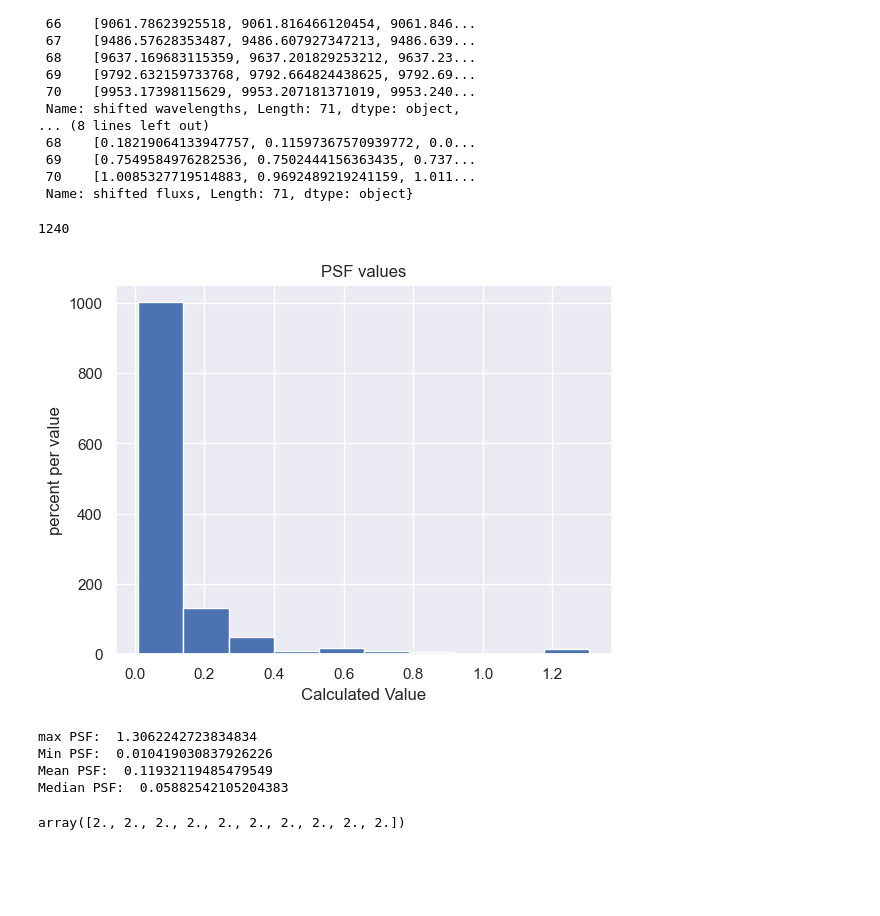
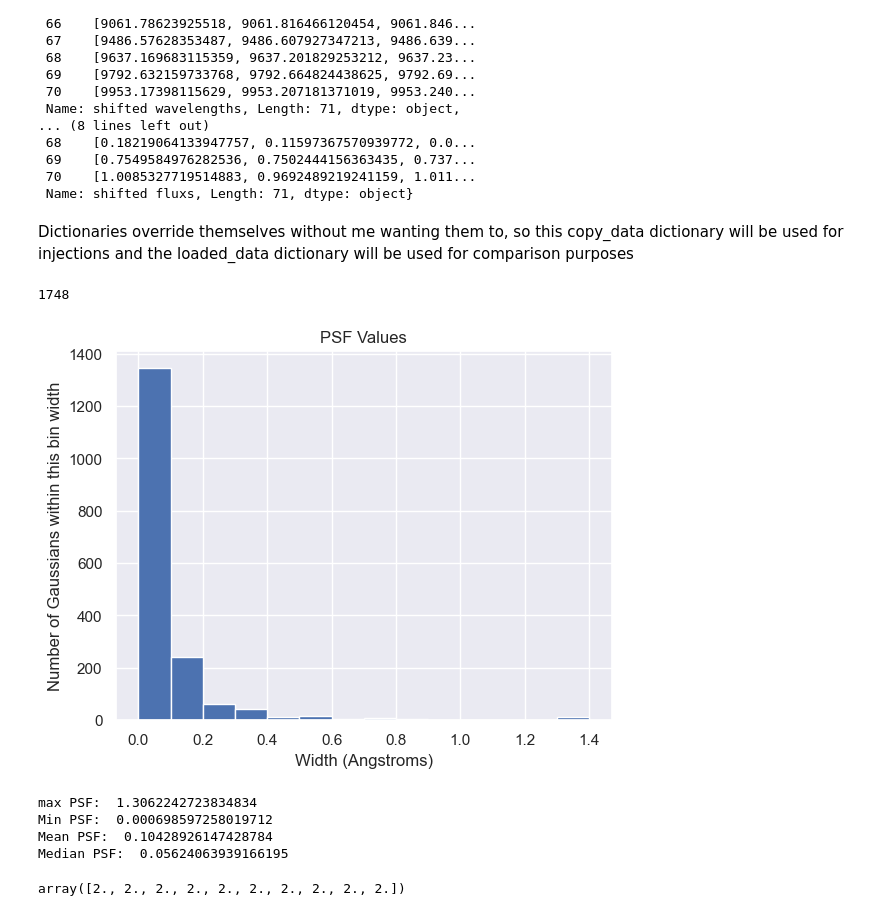
Before and after one commit to howardisaacson/Intro-2-Spectra, a Jupyter notebook: analysis/NEID_analysis/psf_finder_and_injection_and_recovery.ipynb, the cells around one changed output. Saved outputs shown, nothing was run; the diff lists cells and outputs as text; code cells hidden in the pictures; blank space fills up the shorter version.

```diff
--- a/analysis/NEID_analysis/psf_finder_and_injection_and_recovery.ipynb
+++ b/analysis/NEID_analysis/psf_finder_and_injection_and_recovery.ipynb
@@ -148,12 +148,17 @@ def psf_per_order(x,y):
         except:
             pass
     return psfs
+# %% [markdown]
+Dictionaries override themselves without me wanting them to, so this copy_data dictionary will be used for injections and the loaded_data dictionary will be used for comparison purposes
 # %%
-g = ...
 
-wls = loaded_data['wavelength']
-fls = loaded_data['flux']
-order = np.arange(len(wls))
+copy_data = loaded_data.copy()
+wls_comp = loaded_data['wavelength']
+fls_comp = loaded_data['flux']
+order = np.arange(len(wls_comp))
+
+wls = copy_data['wavelength']
+fls = copy_data['flux']
 # %%
 # some of these orders are kinda broken, would need to go back:
 tot_psfs = []
@@ -164,29 +169,36 @@ for o in range(5,7):
     tot_psfs += psf_per_order(wls[o],fls[o])
 for o in range(8,18):
     tot_psfs += psf_per_order(wls[o],fls[o])
-for o in range(21,24):
+for o in range(21,26):
     tot_psfs += psf_per_order(wls[o],fls[o])
+for o in range(27,31):
+    tot_psfs += psf_per_order(wls[o],fls[o])
+for o in range(35,46):
+    tot_psfs += psf_per_order(wls[o],fls[o])
+# for o in range(50):
+#     tot_psfs += psf_per_order(wls[o],fls[o])
+
 #psfs
 # %%
 len(tot_psfs)
 # %% [output]
-1240
+1748
 # %%
-plt.hist(np.abs(tot_psfs))
-plt.title('PSF values')
-plt.xlabel('Calculated Value')
-plt.ylabel('percent per value')
+plt.hist(np.abs(tot_psfs),bins= np.linspace(0.0,1.4,15))
+plt.title('PSF Values')
+plt.xlabel('Width (Angstroms)')
+plt.ylabel('Number of Gaussians within this bin width')
 plt.show()
 # %% [output]
-[figure, old version]
+[figure, new version]
 # %%
 print('max PSF: ', max(tot_psfs), '\nMin PSF: ',min(tot_psfs), '\nMean PSF: ', np.mean(tot_psfs), '\nMedian PSF: ', np.median(tot_psfs)
      )
 # %% [output]
 max PSF:  1.3062242723834834
-Min PSF:  0.010419030837926226
-Mean PSF:  0.11932119485479549
-Median PSF:  0.05882542105204383
+Min PSF:  0.000698597258019712
+Mean PSF:  0.10428926147428784
+Median PSF:  0.05624063939166195
 # %%
 #adding in random emission features:
 
```
Also changed, not shown: parts of 43 cells of this notebook, 3 other files.
